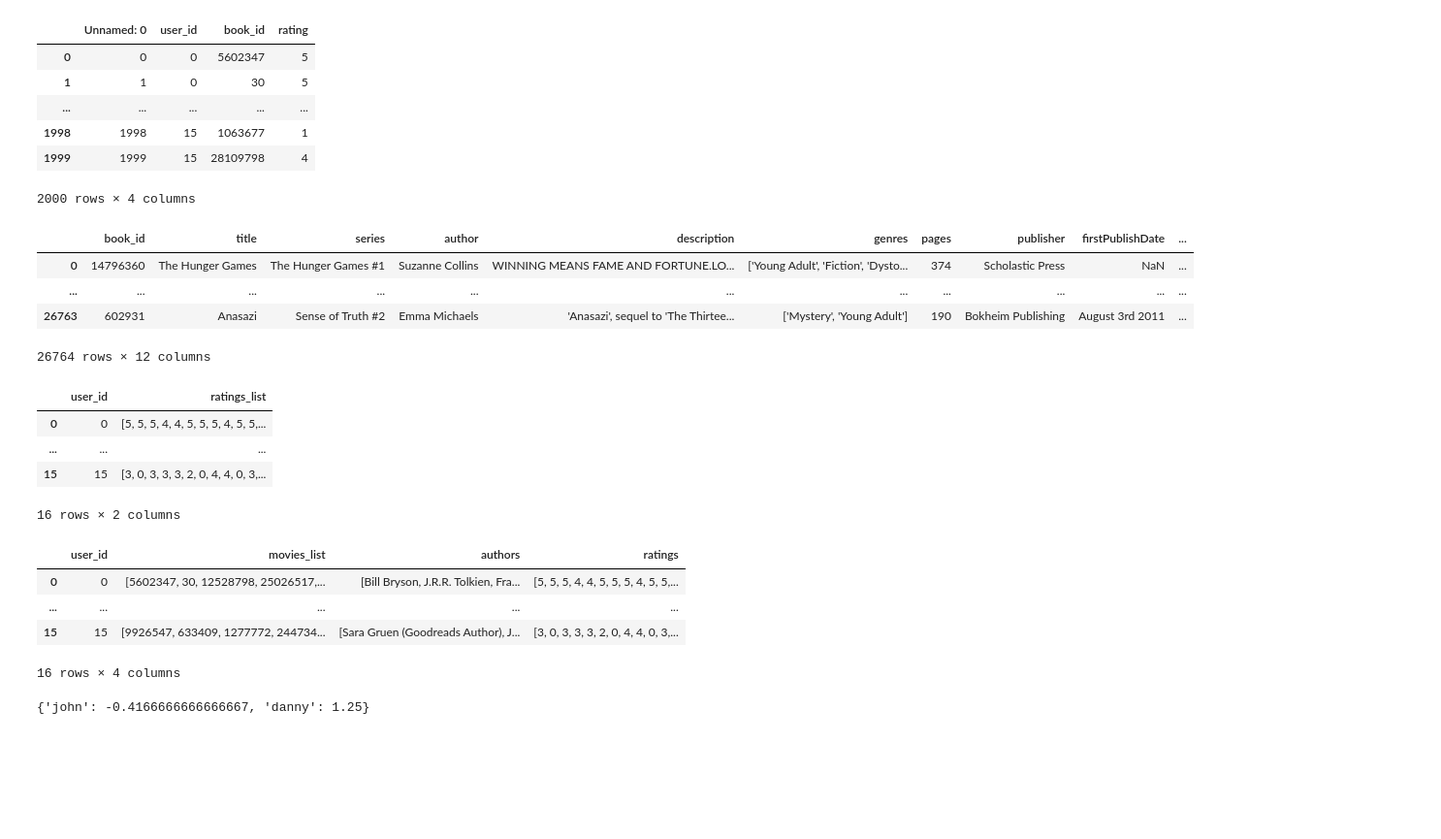
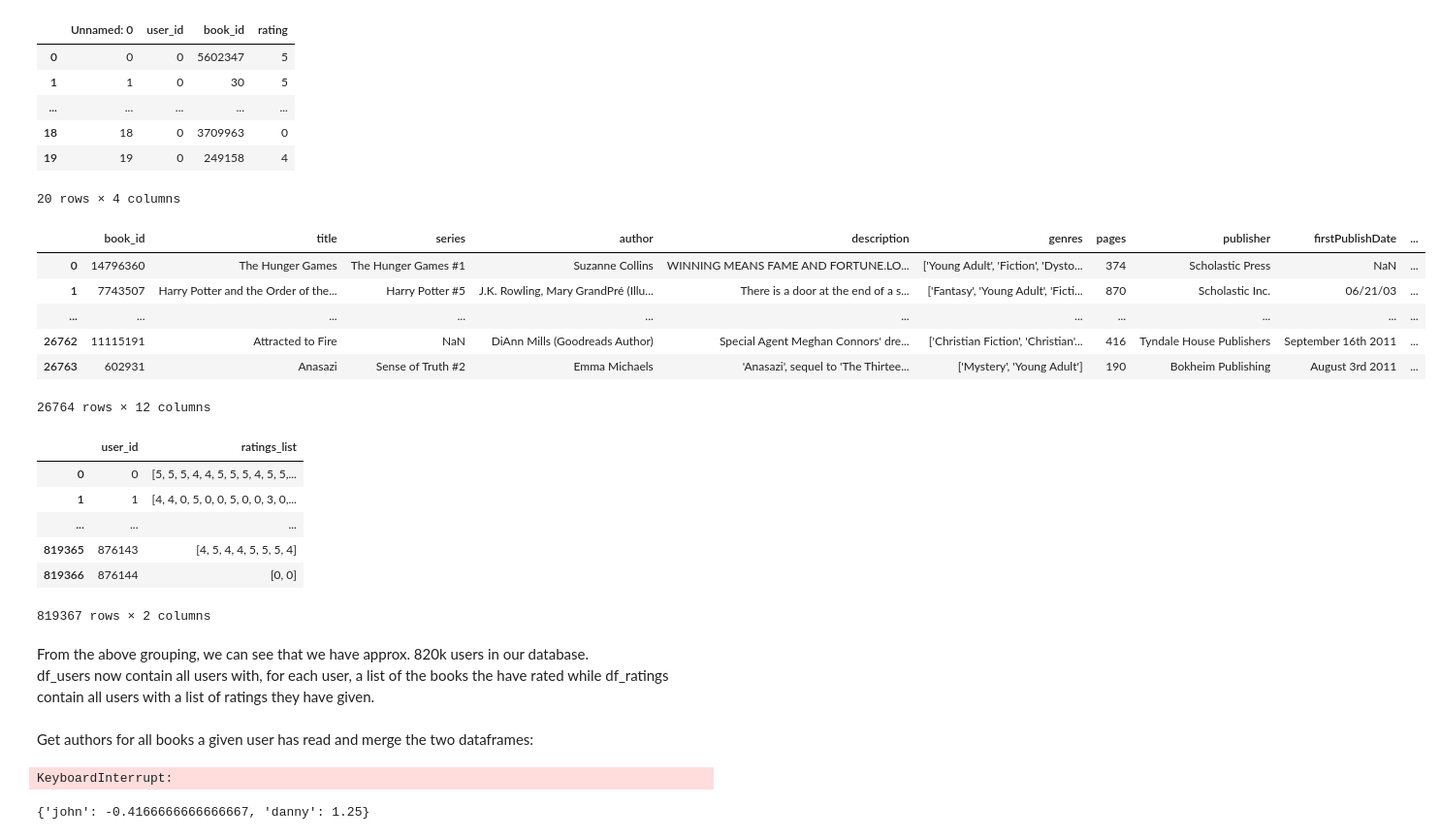
Before and after one commit to AmL-Dev/DataScienceFinalProject, a Jupyter notebook: UserProfiles.ipynb, the cells around one changed output. Shown at 97% size. Saved outputs shown, nothing was run; the diff lists cells and outputs as text; code cells hidden in the pictures; blank space fills up the shorter version.

```diff
--- a/Untitled.ipynb
+++ b/UserProfiles.ipynb
@@ -4,36 +4,43 @@ import numpy as np
 from collections import defaultdict
 pd.set_option('display.max_rows', 5)
 # %%
-df_user = pd.read_csv("data/user_book_ratings.csv")
-df_book = pd.read_csv("data/books_metadata.csv")
+df_users = pd.read_csv("data/user_book_ratings.csv")
+df_books = pd.read_csv("data/books_metadata.csv")
 # %%
-df_user.head(2000)
+df_users.head(20)
 # %% [output]
 |  | Unnamed: 0 | user_id | book_id | rating |
 | 0 | 0 | 0 | 5602347 | 5 |
 | 1 | 1 | 0 | 30 | 5 |
 | ... | ... | ... | ... | ... |
-| 1998 | 1998 | 15 | 1063677 | 1 |
-| 1999 | 1999 | 15 | 28109798 | 4 |
+| 18 | 18 | 0 | 3709963 | 0 |
+| 19 | 19 | 0 | 249158 | 4 |
-2000 rows × 4 columns
+20 rows × 4 columns
 # %%
-df_book
+df_books
 # %% [output]
 |  | book_id | title | series | author | description | genres | pages | publisher | firstPublishDate | ... |
 | 0 | 14796360 | The Hunger Games | The Hunger Games #1 | Suzanne Collins | WINNING MEANS FAME AND FORTUNE.LO... | ['Young Adult', 'Fiction', 'Dysto... | 374 | Scholastic Press | NaN | ... |
+| 1 | 7743507 | Harry Potter and the Order of the... | Harry Potter #5 | J.K. Rowling, Mary GrandPré (Illu... | There is a door at the end of a s... | ['Fantasy', 'Young Adult', 'Ficti... | 870 | Scholastic Inc. | 06/21/03 | ... |
 | ... | ... | ... | ... | ... | ... | ... | ... | ... | ... | ... |
+| 26762 | 11115191 | Attracted to Fire | NaN | DiAnn Mills (Goodreads Author) | Special Agent Meghan Connors' dre... | ['Christian Fiction', 'Christian'... | 416 | Tyndale House Publishers | September 16th 2011 | ... |
 | 26763 | 602931 | Anasazi | Sense of Truth #2 | Emma Michaels | 'Anasazi', sequel to 'The Thirtee... | ['Mystery', 'Young Adult'] | 190 | Bokheim Publishing | August 3rd 2011 | ... |
 26764 rows × 12 columns
 # %%
-df_users = df_user.head(2000).groupby('user_id')['book_id'].apply(list).reset_index(name='movies_list')
-df_ratings = df_user.head(2000).groupby('user_id')['rating'].apply(list).reset_index(name='ratings_list')
+df_users = df_users.groupby('user_id')['book_id'].apply(list).reset_index(name='books_list')
+df_ratings = df_users.groupby('user_id')['rating'].apply(list).reset_index(name='ratings_list')
 df_ratings
 # %% [output]
 |  | user_id | ratings_list |
 | 0 | 0 | [5, 5, 5, 4, 4, 5, 5, 5, 4, 5, 5,... |
+| 1 | 1 | [4, 4, 0, 5, 0, 0, 5, 0, 0, 3, 0,... |
 | ... | ... | ... |
-| 15 | 15 | [3, 0, 3, 3, 3, 2, 0, 4, 4, 0, 3,... |
+| 819365 | 876143 | [4, 5, 4, 4, 5, 5, 5, 4] |
+| 819366 | 876144 | [0, 0] |
-16 rows × 2 columns
+819367 rows × 2 columns
+# %% [markdown]
+From the above grouping, we can see that we have approx. 820k users in our database.<br/>
+df_users now contain all users with, for each user, a list of the books the have rated while df_ratings contain all users with a list of ratings they have given.
 # %%
 
 def list_converter(number_list):
@@ -43,15 +50,13 @@ def list_converter(number_list):
         author_list.append(name)
     return author_list
+# %% [markdown]
+Get authors for all books a given user has read and merge the two dataframes:
 # %%
-df_users["authors"]= df_users.apply(lambda row : list_converter(row["movies_list"]),axis=1)
+df_users["authors"]= df_users.apply(lambda row : list_converter(row["books_list"]),axis=1)
 df_users["ratings"]= df_ratings["ratings_list"]
 df_users
 # %% [output]
-|  | user_id | movies_list | authors | ratings |
-| 0 | 0 | [5602347, 30, 12528798, 25026517,... | [Bill Bryson, J.R.R. Tolkien, Fra... | [5, 5, 5, 4, 4, 5, 5, 5, 4, 5, 5,... |
-| ... | ... | ... | ... | ... |
-| 15 | 15 | [9926547, 633409, 1277772, 244734... | [Sara Gruen (Goodreads Author), J... | [3, 0, 3, 3, 3, 2, 0, 4, 4, 0, 3,... |
-16 rows × 4 columns
+KeyboardInterrupt:
 # %%
 # def averages(names, values):
 #     # Group the items by name.
```
Also changed, not shown: parts of 2 cells of this notebook.
